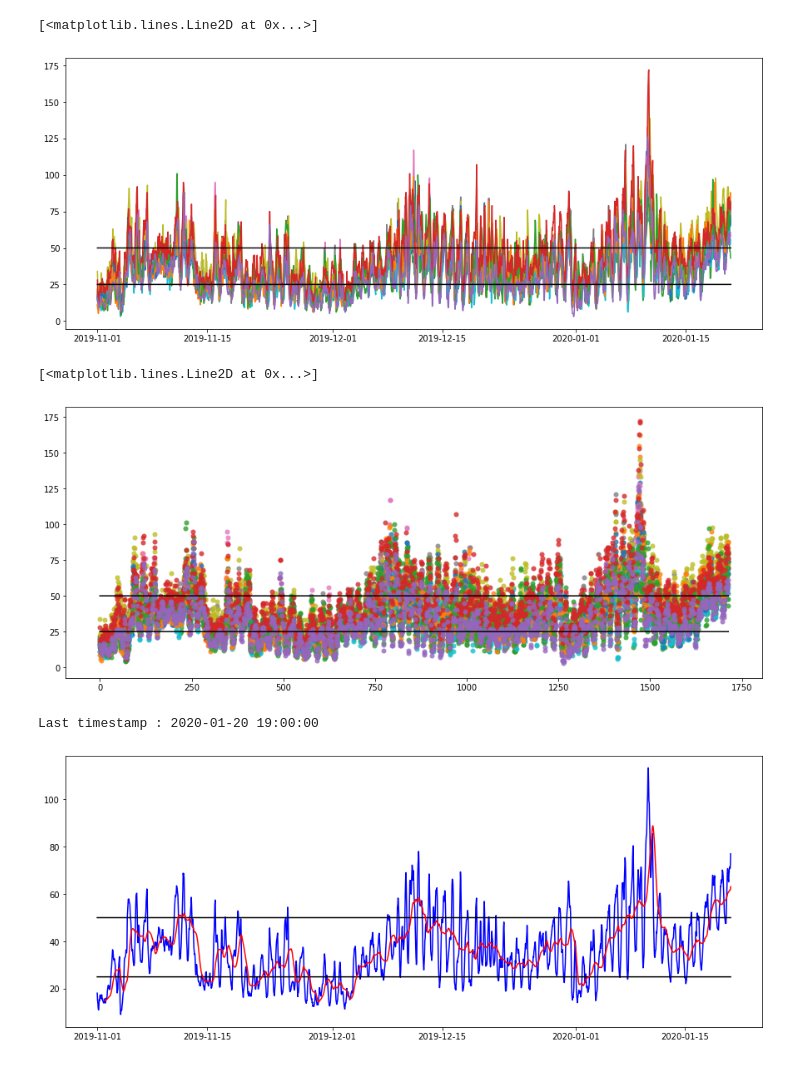
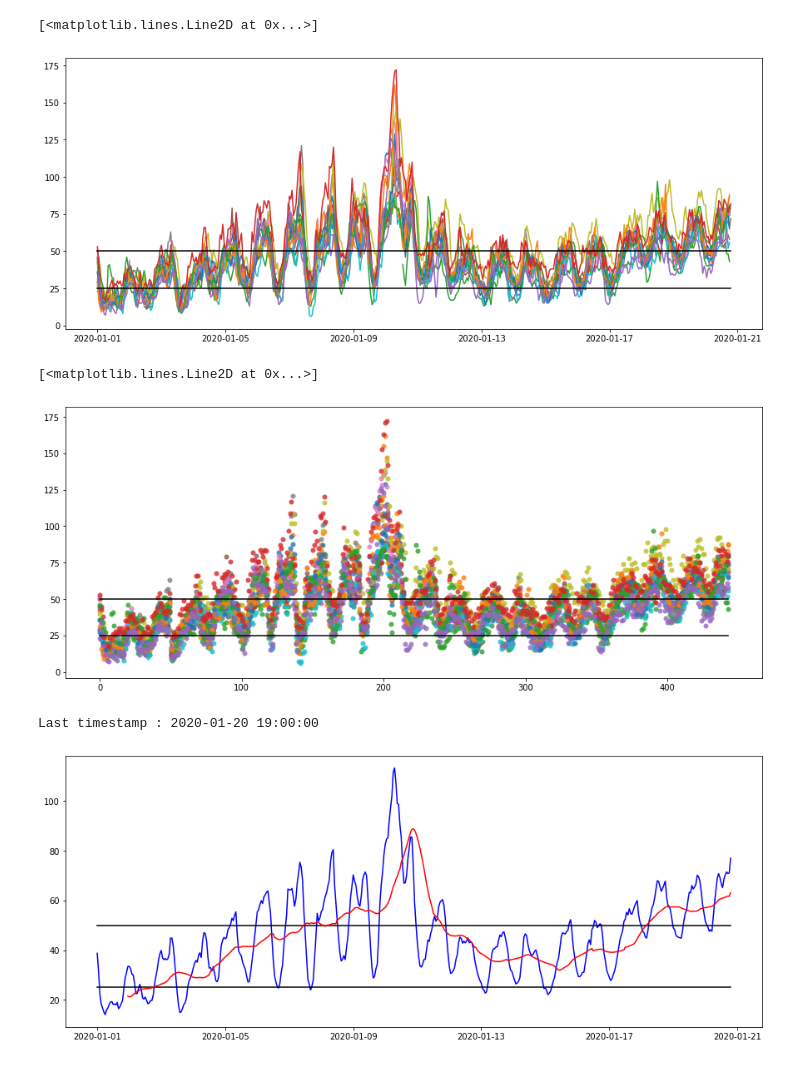
Before and after one commit to drkritchavat/pollution, a Jupyter notebook: pollution.ipynb, the cells around one changed output. Cells and saved outputs as stored; diff of their text form; code cells hidden in the pictures.

```diff
--- a/pollution.ipynb
+++ b/pollution.ipynb
@@ -48,22 +48,22 @@ long = pol['long'].astype('float')
 # %%
 
 area = (lat >= 13.651747) & (lat <= 13.964071) & (long >= 100.319413) & (long <= 100.727313)
 #area = (lat >= 18.654674)
 #area_pattaya = (lat >= 12.775890) & (lat <= 13.234109) & (long >= 100.832553) & (long <= 101.046830)
 
 pm25 = pol[area].T.iloc[4:].astype('float')
 
 pm25.index = pd.to_datetime(pm25.index)
-pm25 = pm25
+pm25 = pm25['2020']
 ma = pm25.rolling(24,center=False).mean()
 
 plt.figure(figsize = (15,6))
 plt.plot(pm25)
 plt.plot(pd.Series(50,index=pm25.index),color='black')
 plt.plot(pd.Series(25,index=pm25.index),color='black')
 # %% [output]
 [<matplotlib.lines.Line2D at 0x...>]
-[figure, old version]
+[figure, new version]
 # %%
 x = pm25.dropna().reset_index().index.values
 y = pm25.dropna().values
@@ -76,10 +76,8 @@ plt.plot(pd.Series(50,index=x),color='black')
 plt.plot(pd.Series(25,index=x),color='black')
 # %% [output]
 [<matplotlib.lines.Line2D at 0x...>]
-[figure, old version]
+[figure, new version]
 # %%
-
-
 print(f'Last timestamp : {pm25.index[-1]}')
 x = pm25.dropna().reset_index().index.values
 y = pm25.dropna().values
@@ -91,7 +89,7 @@ plt.plot(ma.mean(axis=1),color='red')
 plt.show()
 # %% [output]
 Last timestamp : 2020-01-20 19:00:00
-[figure, old version]
+[figure, new version]
 # %%
 import numpy as np
 
```
Also changed, not shown: parts of 2 cells of this notebook.
